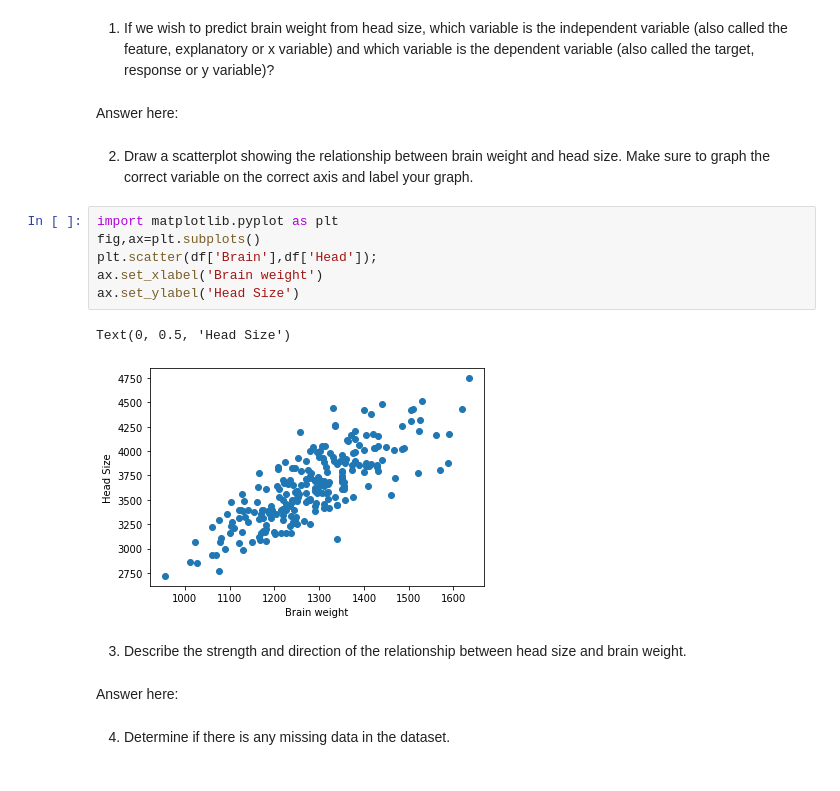
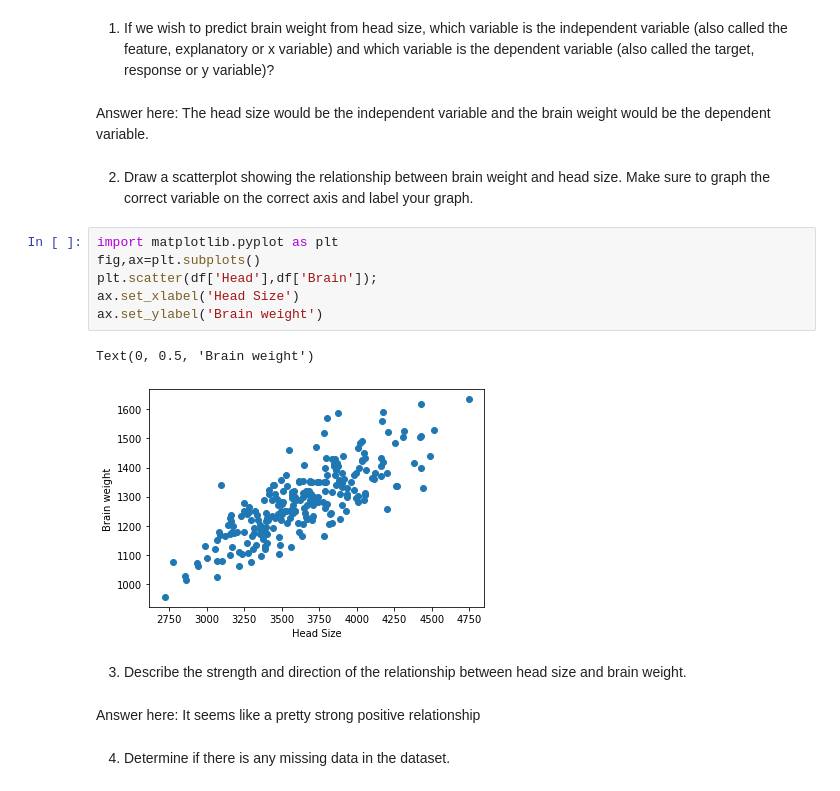
Before and after one commit to mariokart345/DS-Unit-1-Sprint-3-Linear-Algebra, a Jupyter notebook: module1-linear-correlation-regression/LS_DS_131_Simple_Linear_Regression_Assignment.ipynb, the cells around one changed output. Saved outputs shown, nothing was run; the diff lists cells and outputs as text.

```diff
--- a/module1-linear-correlation-regression/LS_DS_131_Simple_Linear_Regression_Assignment.ipynb
+++ b/module1-linear-correlation-regression/LS_DS_131_Simple_Linear_Regression_Assignment.ipynb
@@ -42,23 +42,23 @@ The two variables we are interested in - for now - are
 - Head, the head size in cubic cm
 # %% [markdown]
 1) If we wish to predict brain weight from head size, which variable is the independent variable (also called the feature, explanatory or x variable) and which variable is the dependent variable (also called the target, response or y variable)?
-# %% [markdown]
-Answer here:
+# %% [markdown]
+Answer here: The head size would be the independent variable and the brain weight would be the dependent variable.
 # %% [markdown]
 2) Draw a scatterplot showing the relationship between brain weight and head size.  Make sure to graph the correct variable on the correct axis and label your graph.
 # %%
 import matplotlib.pyplot as plt
 fig,ax=plt.subplots()
-plt.scatter(df['Brain'],df['Head']);
-ax.set_xlabel('Brain weight')
-ax.set_ylabel('Head Size')
+plt.scatter(df['Head'],df['Brain']);
+ax.set_xlabel('Head Size')
+ax.set_ylabel('Brain weight')
 # %% [output]
-Text(0, 0.5, 'Head Size')
+Text(0, 0.5, 'Brain weight')
-[figure, old version]
+[figure, new version]
 # %% [markdown]
 3) Describe the strength and direction of the relationship between head size and brain weight.
-# %% [markdown]
-Answer here:
+# %% [markdown]
+Answer here: It seems like a pretty strong positive relationship
 # %% [markdown]
 4) Determine if there is any missing data in the dataset.
 # %%
```
Also changed, not shown: parts of 16 cells of this notebook.
